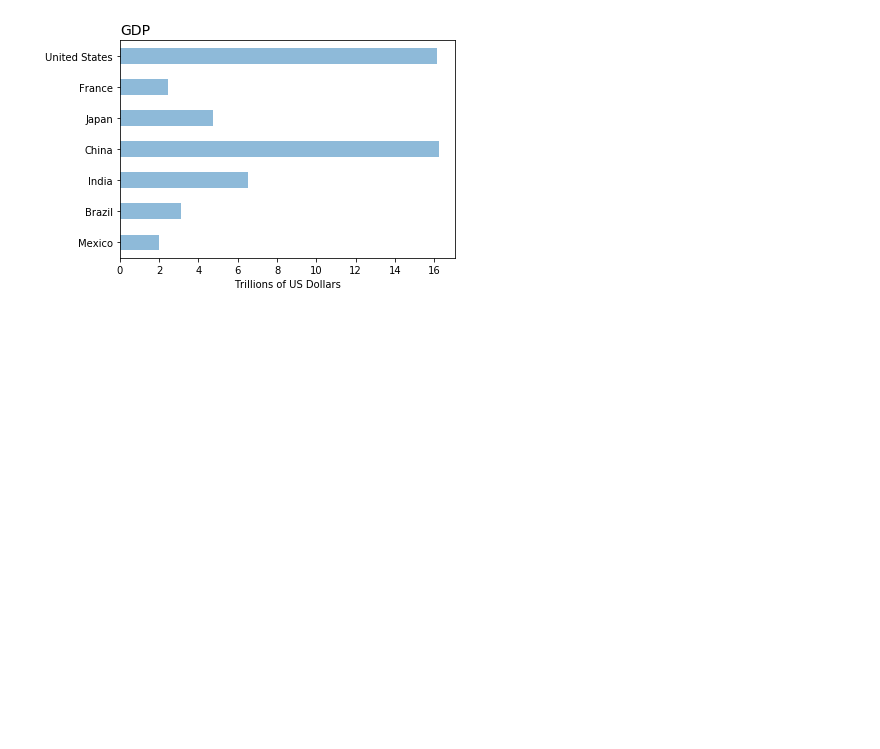
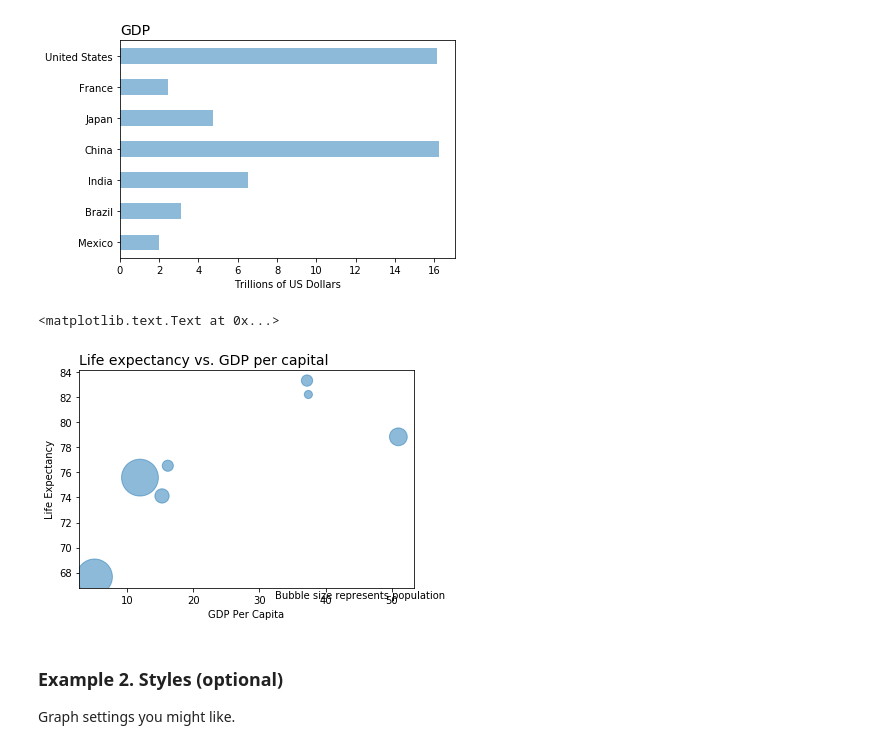
Before and after one commit to ToothlessR/notes-python, a Jupyter notebook: plot相关.ipynb, the cells around one changed output. Cells and saved outputs as stored; diff of their text form; code cells hidden in the pictures; blank space fills up the shorter version.

```diff
--- a/plot相关.ipynb
+++ b/plot相关.ipynb
@@ -177,3 +177,19 @@ ax.set_ylabel('')
 # %% [output]
 <matplotlib.text.Text at 0x...>
 [figure]
+# %%
+# scatterplot of life expectancy vs gdp per capita
+plt.scatter(df['gdppc'], df['life'],
+           s=df['pop']/10**6,
+           alpha=0.5)
+plt.title('Life expectancy vs. GDP per capital', loc='left', fontsize=14)
+plt.xlabel('GDP Per Capita')
+plt.ylabel('Life Expectancy')
+plt.text(58, 66, 'Bubble size represents population',
+         horizontalalignment='right')
+# %% [output]
+<matplotlib.text.Text at 0x...>
+[figure, added]
+# %% [markdown]
+### Example 2. Styles (optional)
+Graph settings you might like.
```
Also changed, not shown: parts of 5 cells of this notebook, 1 other file.
